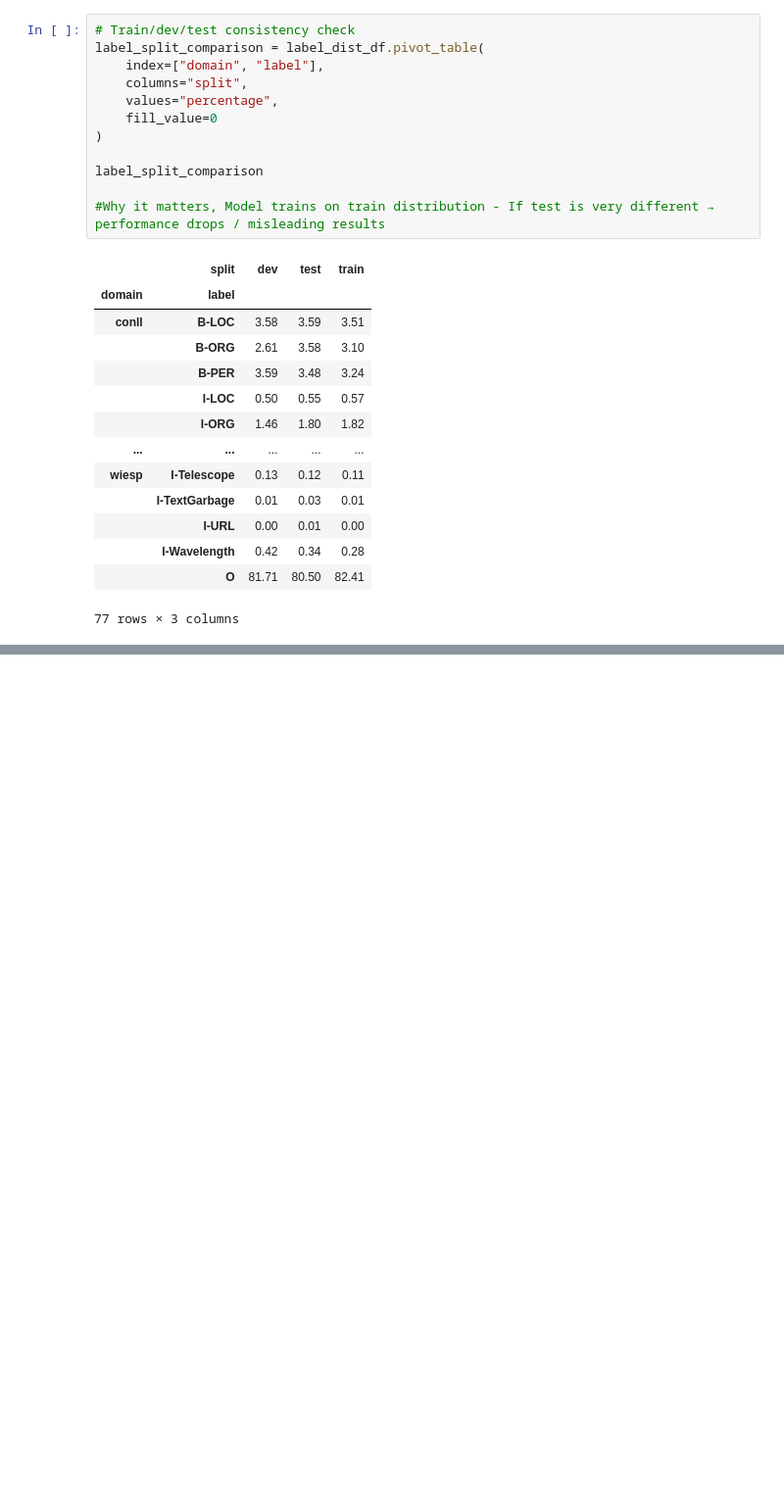
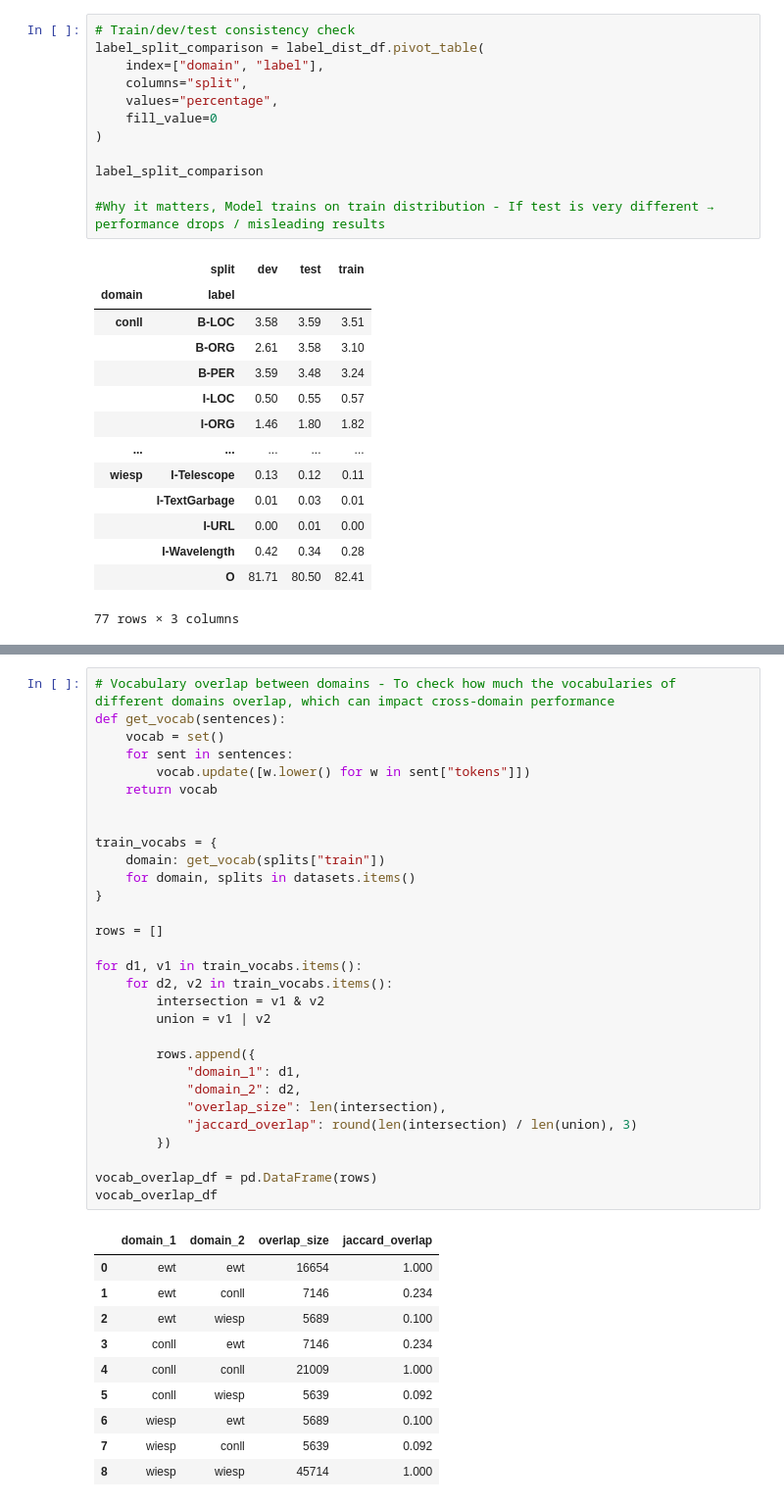
Before and after one commit to Oliverdron/Cross_domain_NER_Project_2026, a Jupyter notebook: eda.ipynb, the cells around one changed output, grey strips where cells are left out. Shown at 98% size. Saved outputs shown, nothing was run; the diff lists cells and outputs as text; blank space fills up the shorter version.

```diff
--- a/eda.ipynb
+++ b/eda.ipynb
@@ -225,0 +316,41 @@ label_split_comparison
+# %%
+# Vocabulary overlap between domains - To check how much the vocabularies of different domains overlap, which can impact cross-domain performance
+def get_vocab(sentences):
+    vocab = set()
+    for sent in sentences:
+        vocab.update([w.lower() for w in sent["tokens"]])
+    return vocab
+
+
+train_vocabs = {
+    domain: get_vocab(splits["train"])
+    for domain, splits in datasets.items()
+}
+
+rows = []
+
+for d1, v1 in train_vocabs.items():
+    for d2, v2 in train_vocabs.items():
+        intersection = v1 & v2
+        union = v1 | v2
+
+        rows.append({
+            "domain_1": d1,
+            "domain_2": d2,
+            "overlap_size": len(intersection),
+            "jaccard_overlap": round(len(intersection) / len(union), 3)
+        })
+
+vocab_overlap_df = pd.DataFrame(rows)
+vocab_overlap_df
+# %% [output]
+|  | domain_1 | domain_2 | overlap_size | jaccard_overlap |
+| 0 | ewt | ewt | 16654 | 1.000 |
+| 1 | ewt | conll | 7146 | 0.234 |
+| 2 | ewt | wiesp | 5689 | 0.100 |
+| 3 | conll | ewt | 7146 | 0.234 |
+| 4 | conll | conll | 21009 | 1.000 |
+| 5 | conll | wiesp | 5639 | 0.092 |
+| 6 | wiesp | ewt | 5689 | 0.100 |
+| 7 | wiesp | conll | 5639 | 0.092 |
+| 8 | wiesp | wiesp | 45714 | 1.000 |
```
Also changed, not shown: parts of 7 cells of this notebook.
